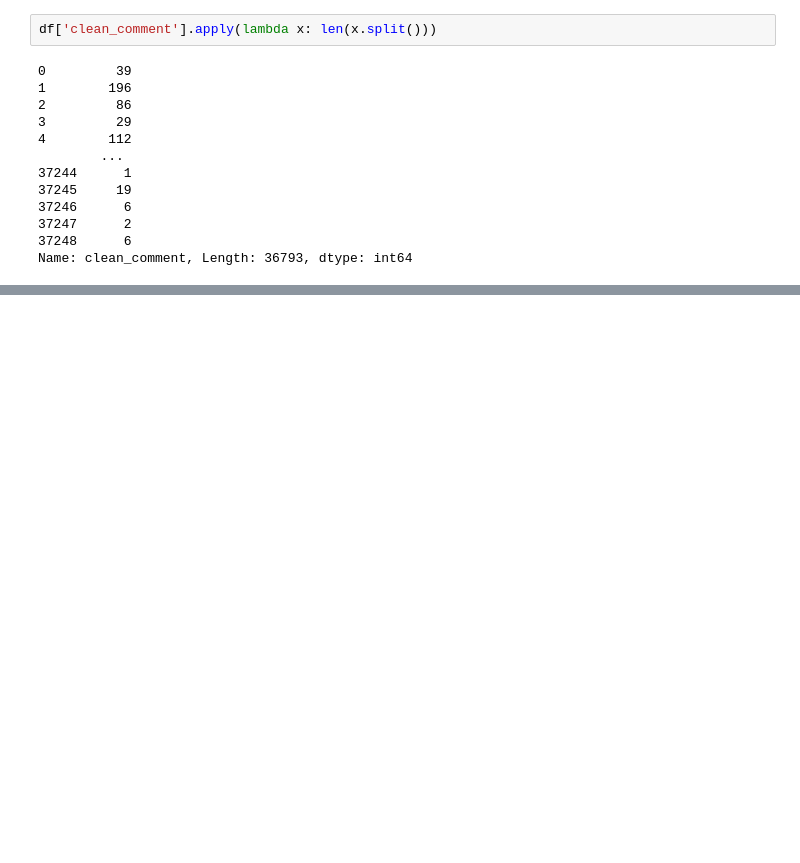
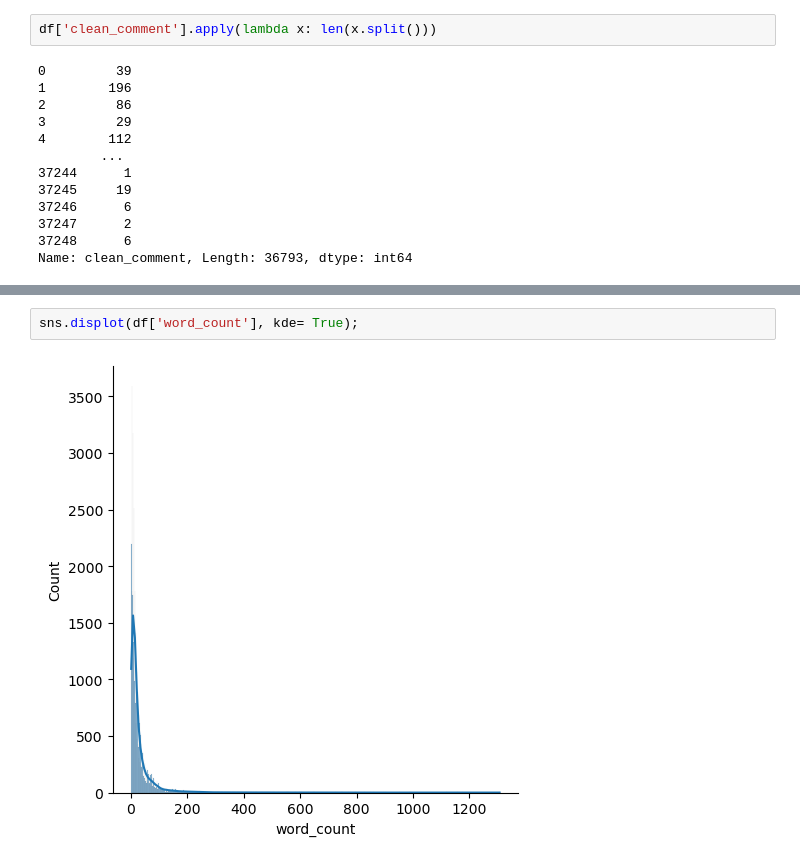
Before and after one commit to Bonniecoleman/Youtube-Sentiment-Chrome-Plug-in, a Jupyter notebook: notebooks/01_Preprocessing_EDA.ipynb, the cells around one changed output, grey strips where cells are left out. Drawn from its saved outputs; the diff is of its cells as text; blank space fills up the shorter version.

```diff
--- a/notebooks/01_Preprocessing_EDA.ipynb
+++ b/notebooks/01_Preprocessing_EDA.ipynb
@@ -175,0 +188,4 @@ df.sample(5)
+# %%
+sns.displot(df['word_count'], kde= True);
+# %% [output]
+[figure, added]
```
Also changed, not shown: parts of 50 cells of this notebook.
